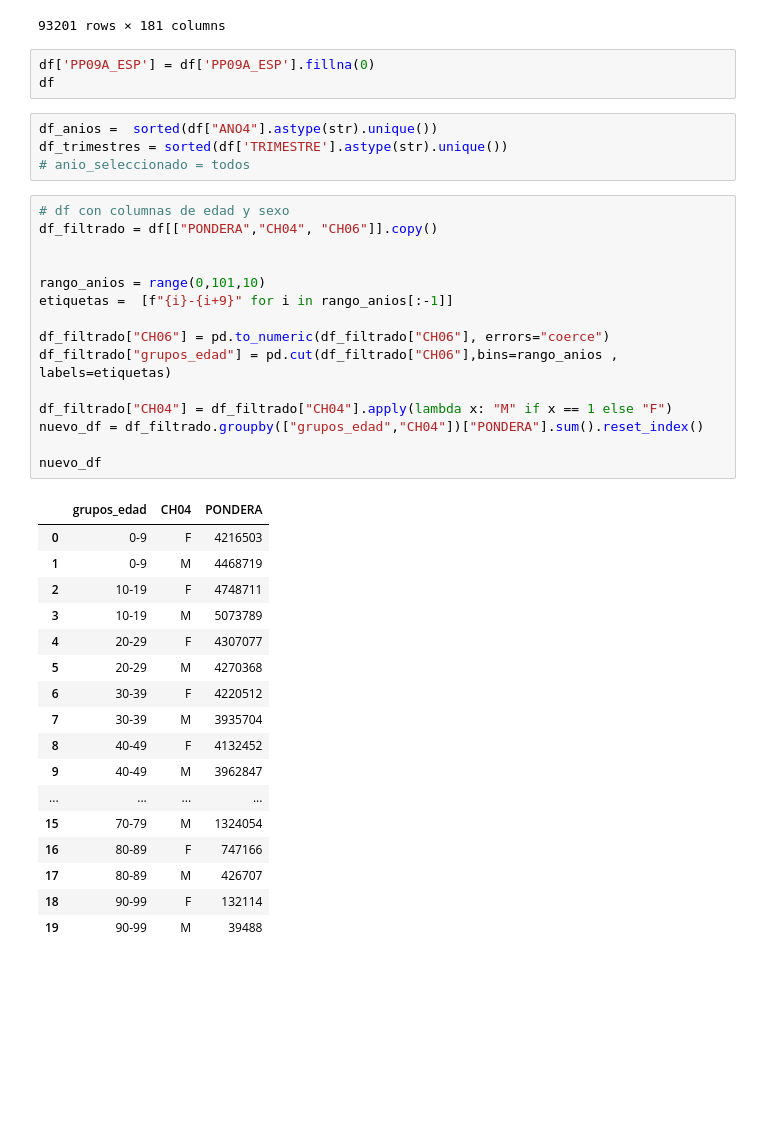
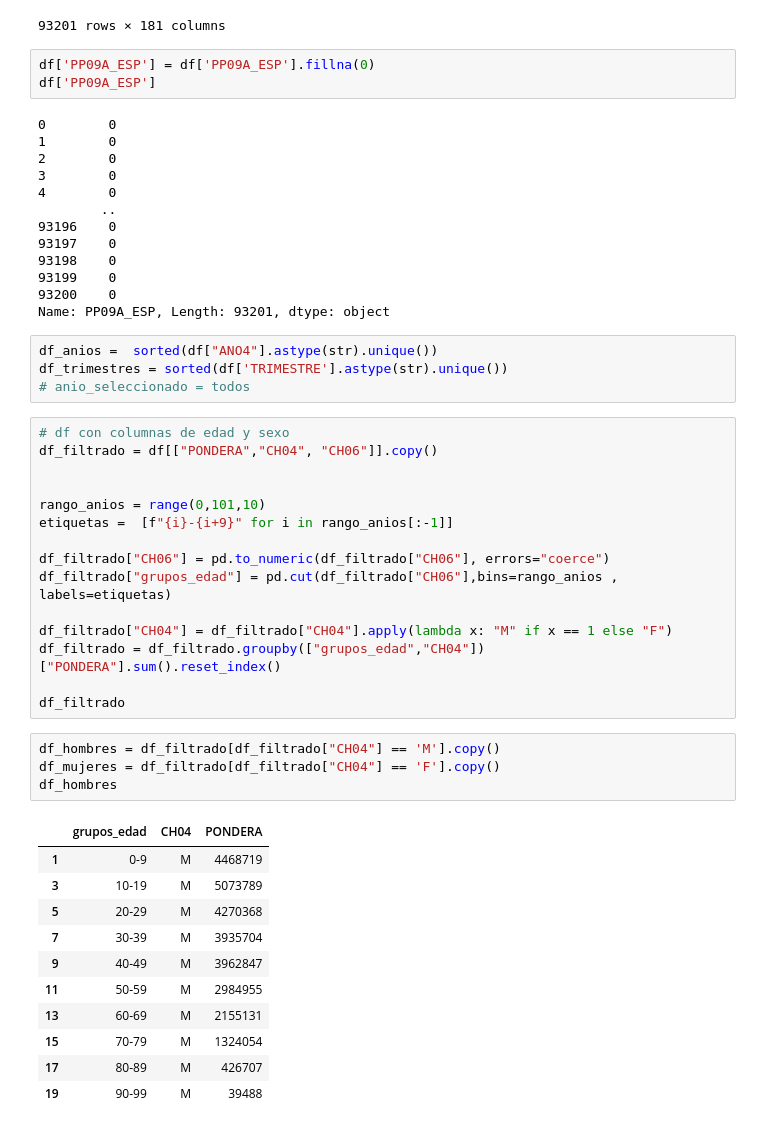
Before and after one commit to noguesan/TP_Integrado_lenguajes, a Jupyter notebook: src/caracteristicas_demograficas_test.ipynb, the cells around one changed output. Saved outputs shown, nothing was run; the diff lists cells and outputs as text; blank space fills up the shorter version.

```diff
--- a/src/caracteristicas_demograficas_test.ipynb
+++ b/src/caracteristicas_demograficas_test.ipynb
@@ -22,7 +23,20 @@ df
 93201 rows × 181 columns
 # %%
 df['PP09A_ESP'] = df['PP09A_ESP'].fillna(0)
-df
+df['PP09A_ESP']
+# %% [output]
+0        0
+1        0
+2        0
+3        0
+4        0
+        ..
+93196    0
+93197    0
+93198    0
+93199    0
+93200    0
+Name: PP09A_ESP, Length: 93201, dtype: object
 # %%
 df_anios =  sorted(df["ANO4"].astype(str).unique())
 df_trimestres = sorted(df['TRIMESTRE'].astype(str).unique())
@@ -39,24 +53,22 @@ df_filtrado["CH06"] = pd.to_numeric(df_filtrado["CH06"], errors="coerce")
 df_filtrado["grupos_edad"] = pd.cut(df_filtrado["CH06"],bins=rango_anios , labels=etiquetas)
 
 df_filtrado["CH04"] = df_filtrado["CH04"].apply(lambda x: "M" if x == 1 else "F")
-nuevo_df = df_filtrado.groupby(["grupos_edad","CH04"])["PONDERA"].sum().reset_index()
+df_filtrado = df_filtrado.groupby(["grupos_edad","CH04"])["PONDERA"].sum().reset_index()
 
-nuevo_df
+df_filtrado
-# %% [output]
-|  | grupos_edad | CH04 | PONDERA |
-| 0 | 0-9 | F | 4216503 |
-| 1 | 0-9 | M | 4468719 |
-| 2 | 10-19 | F | 4748711 |
-| 3 | 10-19 | M | 5073789 |
-| 4 | 20-29 | F | 4307077 |
-| 5 | 20-29 | M | 4270368 |
-| 6 | 30-39 | F | 4220512 |
-| 7 | 30-39 | M | 3935704 |
-| 8 | 40-49 | F | 4132452 |
-| 9 | 40-49 | M | 3962847 |
-| ... | ... | ... | ... |
-| 15 | 70-79 | M | 1324054 |
-| 16 | 80-89 | F | 747166 |
-| 17 | 80-89 | M | 426707 |
-| 18 | 90-99 | F | 132114 |
-| 19 | 90-99 | M | 39488 |
+# %%
+df_hombres = df_filtrado[df_filtrado["CH04"] == 'M'].copy()
+df_mujeres = df_filtrado[df_filtrado["CH04"] == 'F'].copy()
+df_hombres
+# %% [output]
+|  | grupos_edad | CH04 | PONDERA |
+| 1 | 0-9 | M | 4468719 |
+| 3 | 10-19 | M | 5073789 |
+| 5 | 20-29 | M | 4270368 |
+| 7 | 30-39 | M | 3935704 |
+| 9 | 40-49 | M | 3962847 |
+| 11 | 50-59 | M | 2984955 |
+| 13 | 60-69 | M | 2155131 |
+| 15 | 70-79 | M | 1324054 |
+| 17 | 80-89 | M | 426707 |
+| 19 | 90-99 | M | 39488 |
```
Also changed, not shown: parts of 2 cells of this notebook, 8 other files.
